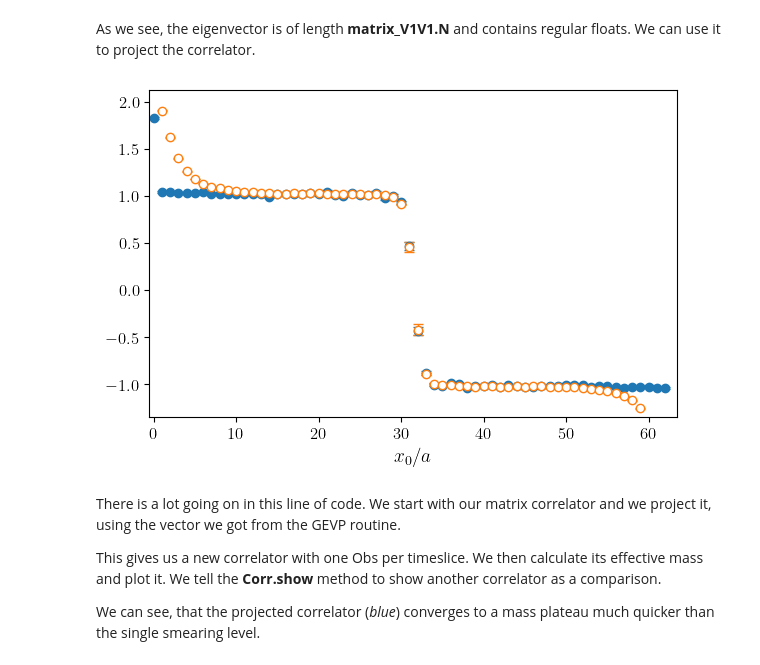
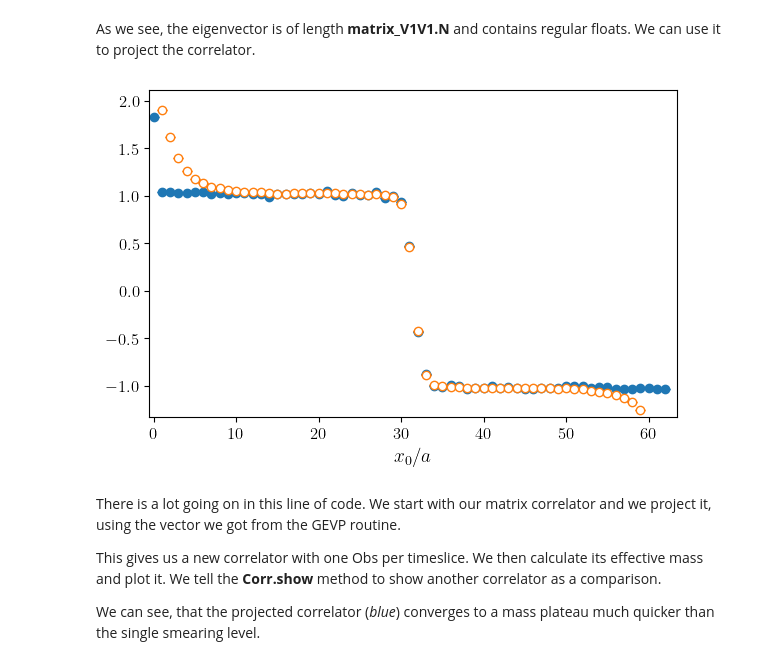
Before and after one commit to fjosw/pyerrors, a Jupyter notebook: examples/06_gevp.ipynb, the cells around one changed output. Cells and saved outputs as stored; diff of their text form; code cells hidden in the pictures.

Commit message:
Examples updated to use and explain auto_gamma.

```diff
--- a/examples/06_gevp.ipynb
+++ b/examples/06_gevp.ipynb
@@ -63,9 +67,9 @@ print(vec)
 As we see, the eigenvector is of length **matrix_V1V1.N** and contains regular floats.
 We can use it to project the correlator.
 # %%
-matrix_V1V1.projected(vec).m_eff().show(comp=single_smearing.m_eff())
+matrix_V1V1.projected(vec).m_eff().show(comp=single_smearing.m_eff(),auto_gamma=True)
 # %% [output]
-[figure, old version]
+[figure, new version]
 # %% [markdown]
 There is a lot going on in this line of code.
 We start with our matrix correlator and we project it, using the vector we got from the GEVP routine.
```
Also changed, not shown: parts of 2 cells of this notebook, 1 other file.
